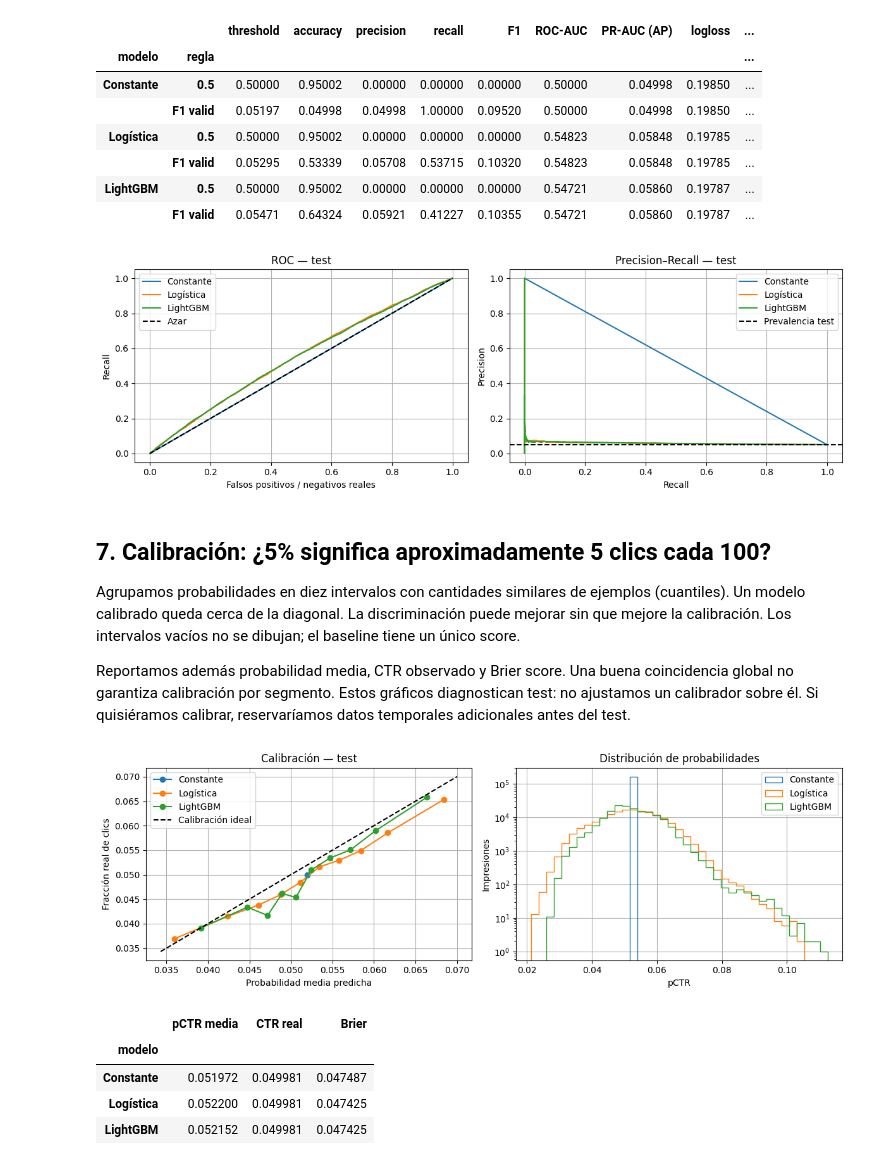
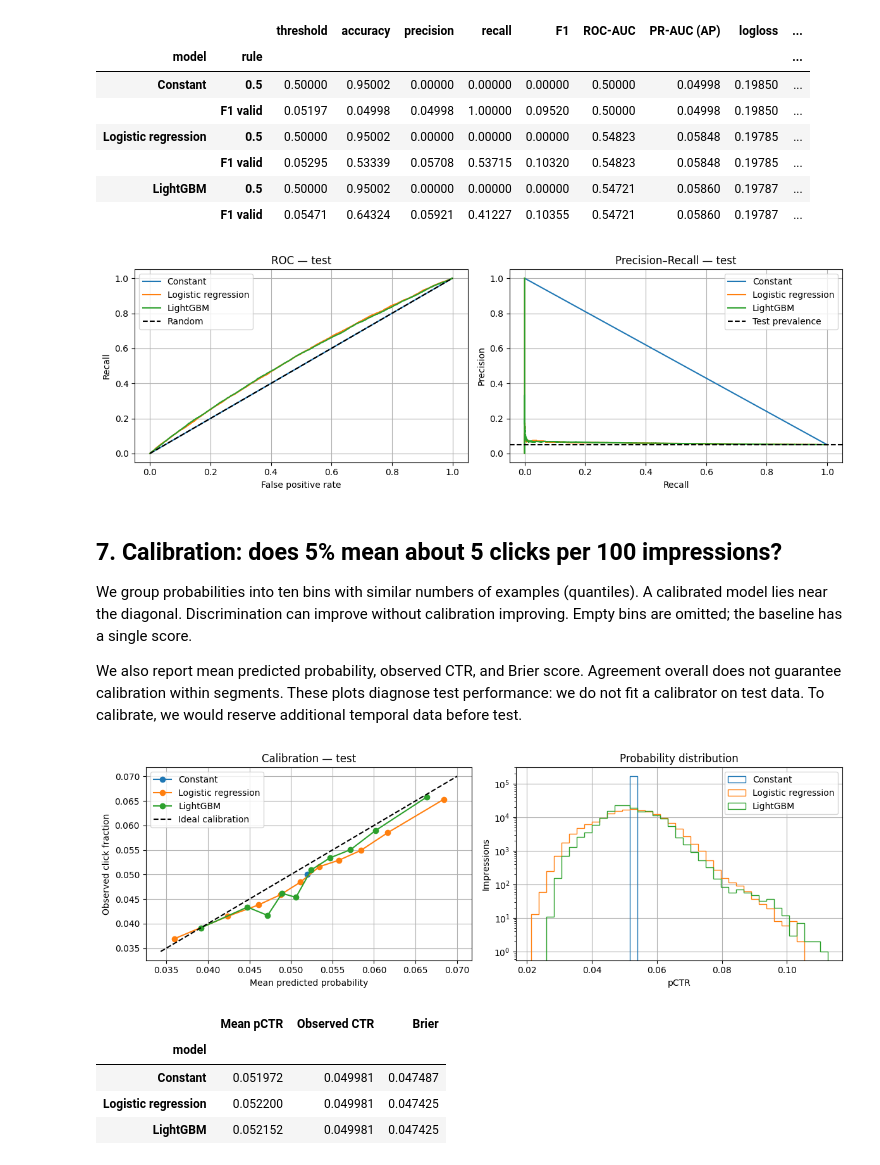
Before and after one commit to sgduran/ads-data-course, a Jupyter notebook: notebooks/02_train_pctr_taobao.ipynb, the cells around one changed output. Drawn from its saved outputs; the diff is of its cells as text; code cells hidden in the pictures.

```diff
--- a/notebooks/02_train_pctr_taobao.ipynb
+++ b/notebooks/02_train_pctr_taobao.ipynb
@@ -185,6 +186,6 @@ El test no participa en esta selección. LightGBM es opcional: `RUN_LIGHTGBM=Fal
 # %%
 train_ctr = float(y['train'].mean())
-valid_prob = {'Constante': np.full(len(y['valid']), train_ctr)}
+valid_prob = {'Constant': np.full(len(y['valid']), train_ctr)}
 models = {}
 trials = []
 for C in [0.1, 1.0]:
@@ -195,10 +196,10 @@ for C in [0.1, 1.0]:
         model.fit(Xt['train'], y['train'])
     p = model.predict_proba(Xt['valid'])[:, 1]
     trials.append({'C': C, 'valid_logloss': log_loss(y['valid'], p),
-                   'segundos': time.perf_counter()-start, 'iteraciones': int(model.n_iter_[0])})
-    if 'Logística' not in models or trials[-1]['valid_logloss'] < log_loss(y['valid'], valid_prob['Logística']):
-        models['Logística'] = model
-        valid_prob['Logística'] = p
+                   'seconds': time.perf_counter()-start, 'iterations': int(model.n_iter_[0])})
+    if 'Logistic regression' not in models or trials[-1]['valid_logloss'] < log_loss(y['valid'], valid_prob['Logistic regression']):
+        models['Logistic regression'] = model
+        valid_prob['Logistic regression'] = p
 display(pd.DataFrame(trials))
 if RUN_LIGHTGBM:
     import lightgbm as lgb
@@ -211,11 +212,11 @@ if RUN_LIGHTGBM:
               eval_metric='binary_logloss', callbacks=[lgb.early_stopping(25, verbose=False)])
     models['LightGBM'] = model
     valid_prob['LightGBM'] = model.predict_proba(Xt['valid'])[:, 1]
-    print('Árboles elegidos:', model.best_iteration_, '| segundos:', round(time.perf_counter()-start, 1))
+    print('Selected trees:', model.best_iteration_, '| seconds:', round(time.perf_counter()-start, 1))
 validation = pd.DataFrame({name: {'logloss': log_loss(y['valid'], p),
     'ROC-AUC': roc_auc_score(y['valid'], p), 'AP': average_precision_score(y['valid'], p)}
     for name, p in valid_prob.items()}).T
 best_name = validation['logloss'].idxmin()
 display(validation)
-print('Modelo elegido por logloss de validación:', best_name)
+print('Model selected by validation log loss:', best_name)
 # %% [output]
@@ -268,5 +270,5 @@ de esta tabla: hacerlo convertiría test en otra validación.
 # %%
-test_prob = {'Constante': np.full(len(y['test']), train_ctr)}
+test_prob = {'Constant': np.full(len(y['test']), train_ctr)}
 for name, model in models.items():
     test_prob[name] = model.predict_proba(Xt['test'])[:, 1]
 
@@ -277,13 +279,13 @@ def metrics(target, p, threshold):
         'recall': recall_score(target, pred, zero_division=0),
         'F1': f1_score(target, pred, zero_division=0),
         'ROC-AUC': roc_auc_score(target, p), 'PR-AUC (AP)': average_precision_score(target, p),
-        'logloss': log_loss(target, p), 'fracción predicha positiva': pred.mean()}
+        'logloss': log_loss(target, p), 'predicted positive fraction': pred.mean()}
 rows = []
 for name, p in test_prob.items():
     assert np.isfinite(p).all() and ((p >= 0) & (p <= 1)).all()
     for rule, threshold in [('0.5', 0.5), ('F1 valid', thresholds[name])]:
-        rows.append({'modelo': name, 'regla': rule, 'threshold': threshold, **metrics(y['test'], p, threshold)})
-results = pd.DataFrame(rows).set_index(['modelo', 'regla'])
+        rows.append({'model': name, 'rule': rule, 'threshold': threshold, **metrics(y['test'], p, threshold)})
+results = pd.DataFrame(rows).set_index(['model', 'rule'])
 display(results.round(5))
 fig, axes = plt.subplots(1, 2, figsize=(12, 4))
 for name, p in test_prob.items():
@@ -291,55 +293,55 @@ for name, p in test_prob.items():
     precision, recall, _ = precision_recall_curve(y['test'], p)
     axes[0].plot(fpr, tpr, label=name)
     axes[1].plot(recall, precision, label=name)
-axes[0].plot([0, 1], [0, 1], 'k--', label='Azar')
-axes[1].axhline(y['test'].mean(), color='black', ls='--', label='Prevalencia test')
-axes[0].set(xlabel='Falsos positivos / negativos reales', ylabel='Recall', title='ROC — test')
+axes[0].plot([0, 1], [0, 1], 'k--', label='Random')
+axes[1].axhline(y['test'].mean(), color='black', ls='--', label='Test prevalence')
+axes[0].set(xlabel='False positive rate', ylabel='Recall', title='ROC — test')
 axes[1].set(xlabel='Recall', ylabel='Precision', title='Precision–Recall — test')
 for ax in axes: ax.legend()
 plt.tight_layout(); plt.show()
 # %% [output]
 |  |  | threshold | accuracy | precision | recall | F1 | ROC-AUC | PR-AUC (AP) | logloss | ... |
-| modelo | regla |  |  |  |  |  |  |  |  | ... |
-| Constante | 0.5 | 0.50000 | 0.95002 | 0.00000 | 0.00000 | 0.00000 | 0.50000 | 0.04998 | 0.19850 | ... |
+| model | rule |  |  |  |  |  |  |  |  | ... |
+| Constant | 0.5 | 0.50000 | 0.95002 | 0.00000 | 0.00000 | 0.00000 | 0.50000 | 0.04998 | 0.19850 | ... |
 |  | F1 valid | 0.05197 | 0.04998 | 0.04998 | 1.00000 | 0.09520 | 0.50000 | 0.04998 | 0.19850 | ... |
-| Logística | 0.5 | 0.50000 | 0.95002 | 0.00000 | 0.00000 | 0.00000 | 0.54823 | 0.05848 | 0.19785 | ... |
+| Logistic regression | 0.5 | 0.50000 | 0.95002 | 0.00000 | 0.00000 | 0.00000 | 0.54823 | 0.05848 | 0.19785 | ... |
 |  | F1 valid | 0.05295 | 0.53339 | 0.05708 | 0.53715 | 0.10320 | 0.54823 | 0.05848 | 0.19785 | ... |
 | LightGBM | 0.5 | 0.50000 | 0.95002 | 0.00000 | 0.00000 | 0.00000 | 0.54721 | 0.05860 | 0.19787 | ... |
 |  | F1 valid | 0.05471 | 0.64324 | 0.05921 | 0.41227 | 0.10355 | 0.54721 | 0.05860 | 0.19787 | ... |
-[figure, old version]
+[figure, new version]
 # %% [markdown]
-## 7. Calibración: ¿5% significa aproximadamente 5 clics cada 100?
-Agrupamos probabilidades en diez intervalos con cantidades similares de ejemplos (cuantiles).
-Un modelo calibrado queda cerca de la diagonal. La discriminación puede mejorar sin que mejore
-la calibración. Los intervalos vacíos no se dibujan; el baseline tiene un único score.
+## 7. Calibration: does 5% mean about 5 clicks per 100 impressions?
+We group probabilities into ten bins with similar numbers of examples (quantiles).
+A calibrated model lies near the diagonal. Discrimination can improve without calibration improving.
+Empty bins are omitted; the baseline has a single score.
 
-Reportamos además probabilidad media, CTR observado y Brier score. Una buena coincidencia global
-no garantiza calibración por segmento. Estos gráficos diagnostican test: no ajustamos un calibrador
-sobre él. Si quisiéramos calibrar, reservaríamos datos temporales adicionales antes del test.
+We also report mean predicted probability, observed CTR, and Brier score. Agreement overall does
+not guarantee calibration within segments. These plots diagnose test performance: we do not fit
+a calibrator on test data. To calibrate, we would reserve additional temporal data before test.
 # %%
 fig, axes = plt.subplots(1, 2, figsize=(12, 4))
 cal_rows = []
-# Mismos bins para todos: un score constante no debe ampliar el eje artificialmente.
+# Shared bins: a constant score should not artificially widen the axis.
 bins = np.linspace(min(p.min() for p in test_prob.values()),
                    max(p.max() for p in test_prob.values()), 40)
 for name, p in test_prob.items():
     obs, predicted = calibration_curve(y['test'], p, n_bins=10, strategy='quantile')
     axes[0].plot(predicted, obs, 'o-', label=name)
     axes[1].hist(p, bins=bins, histtype='step', label=name)
-    cal_rows.append({'modelo': name, 'pCTR media': p.mean(), 'CTR real': y['test'].mean(),
+    cal_rows.append({'model': name, 'Mean pCTR': p.mean(), 'Observed CTR': y['test'].mean(),
                      'Brier': brier_score_loss(y['test'], p)})
 lo, hi = axes[0].get_xlim()
-axes[0].plot([max(0, lo), hi], [max(0, lo), hi], 'k--', label='Calibración ideal')
-axes[0].set(xlabel='Probabilidad media predicha', ylabel='Fracción real de clics', title='Calibración — test')
-axes[1].set(xlabel='pCTR', ylabel='Impresiones', title='Distribución de probabilidades', yscale='log')
+axes[0].plot([max(0, lo), hi], [max(0, lo), hi], 'k--', label='Ideal calibration')
+axes[0].set(xlabel='Mean predicted probability', ylabel='Observed click fraction', title='Calibration — test')
+axes[1].set(xlabel='pCTR', ylabel='Impressions', title='Probability distribution', yscale='log')
 for ax in axes: ax.legend()
 plt.tight_layout(); plt.show()
-display(pd.DataFrame(cal_rows).set_index('modelo'))
+display(pd.DataFrame(cal_rows).set_index('model'))
 # %% [output]
-[figure, old version]
+[figure, new version]
-|  | pCTR media | CTR real | Brier |
-| modelo |  |  |  |
-| Constante | 0.051972 | 0.049981 | 0.047487 |
-| Logística | 0.052200 | 0.049981 | 0.047425 |
+|  | Mean pCTR | Observed CTR | Brier |
+| model |  |  |  |
+| Constant | 0.051972 | 0.049981 | 0.047487 |
+| Logistic regression | 0.052200 | 0.049981 | 0.047425 |
 | LightGBM | 0.052152 | 0.049981 | 0.047425 |
 # %% [markdown]
```
Also changed, not shown: parts of 18 cells of this notebook, 1 other file.
